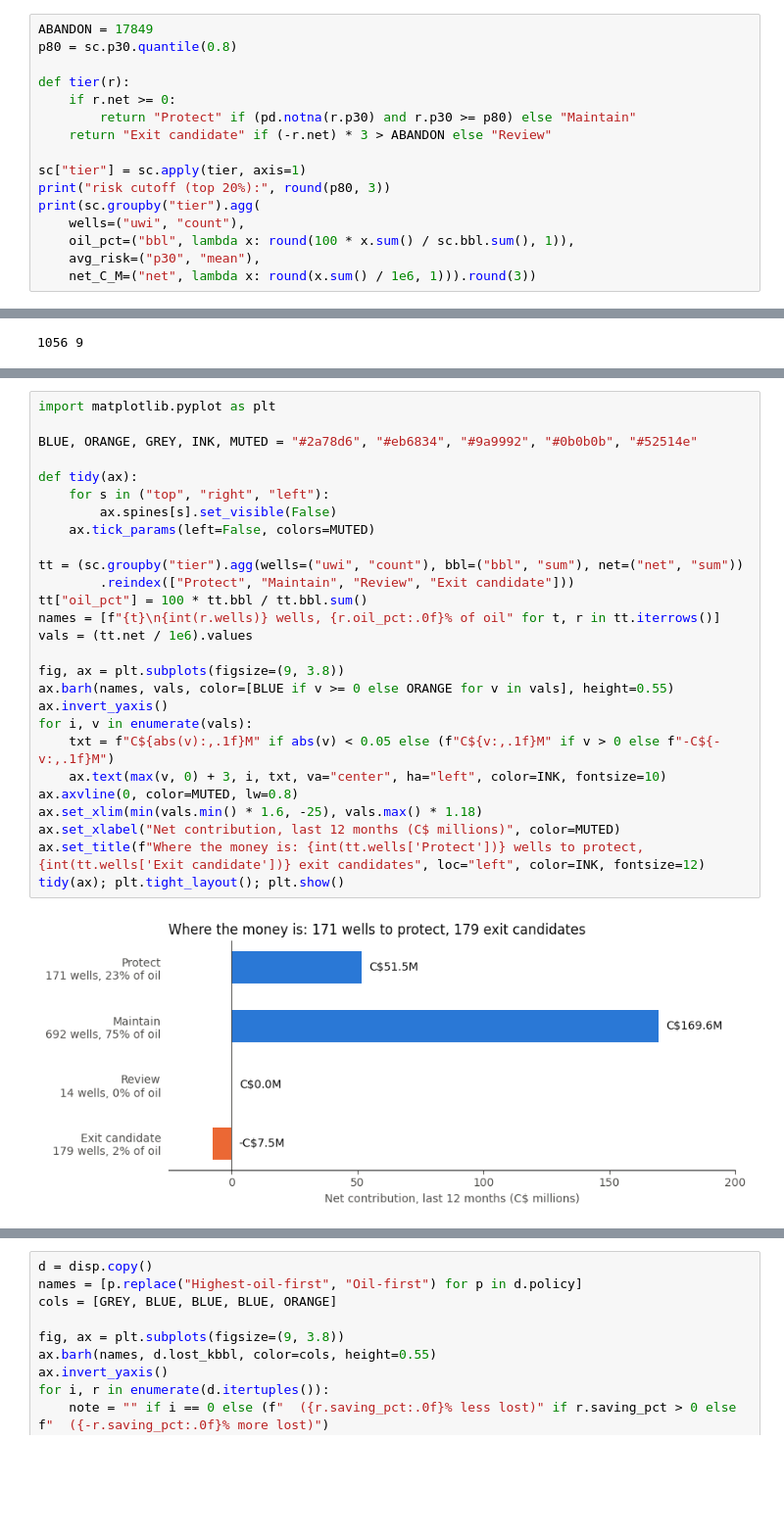
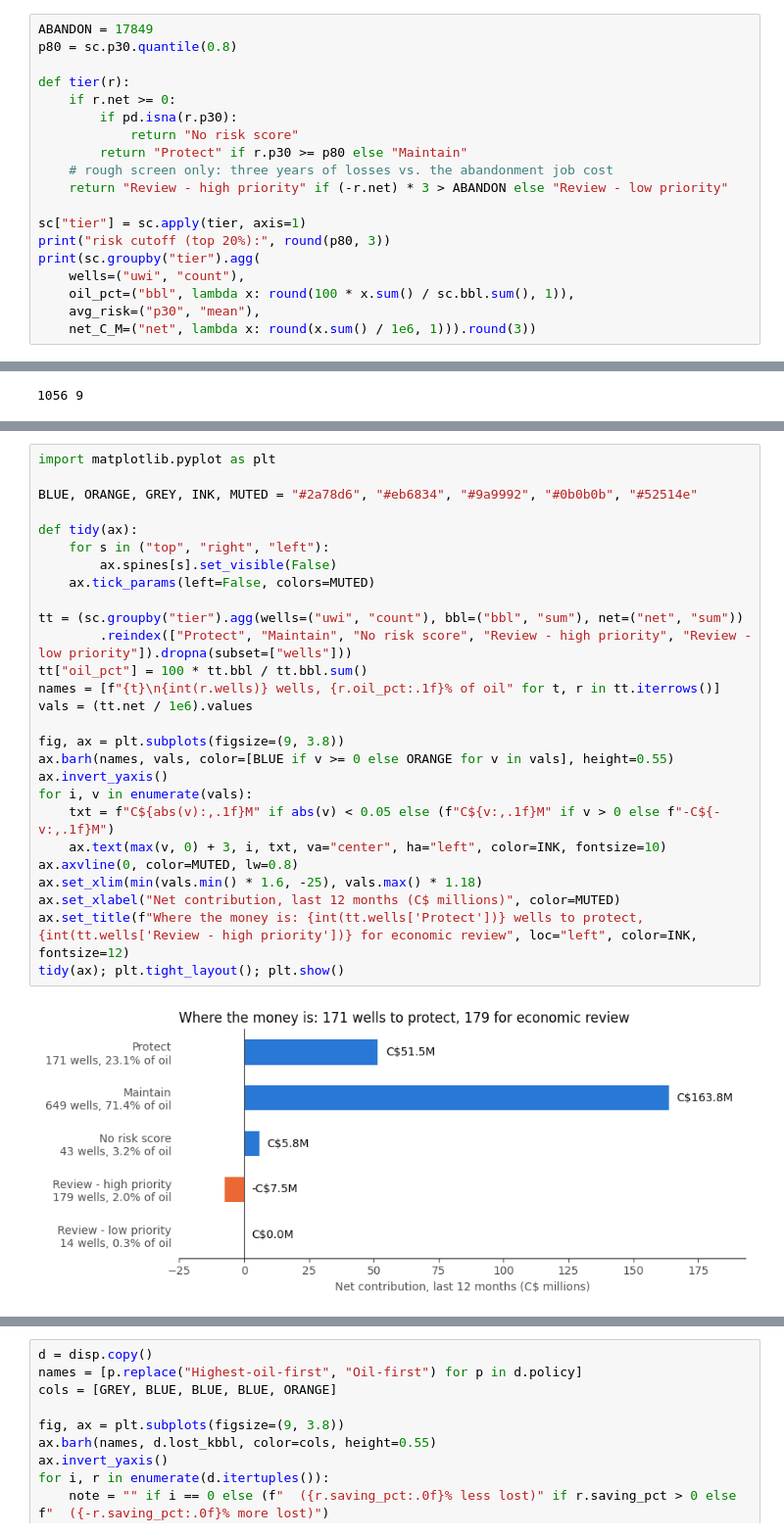
Before and after one commit to hassankhann18/Data_Visionaries, a Jupyter notebook: Databricks_Calculations.ipynb, the cells around one changed output, grey strips where cells are left out. Shown at 98% size. Saved outputs shown, nothing was run; the diff lists cells and outputs as text; blank space fills up the shorter version.

```diff
--- a/Databricks_Calculations.ipynb
+++ b/Databricks_Calculations.ipynb
@@ -381,8 +437,11 @@ p80 = sc.p30.quantile(0.8)
 
 def tier(r):
     if r.net >= 0:
-        return "Protect" if (pd.notna(r.p30) and r.p30 >= p80) else "Maintain"
-    return "Exit candidate" if (-r.net) * 3 > ABANDON else "Review"
+        if pd.isna(r.p30):
+            return "No risk score"
+        return "Protect" if r.p30 >= p80 else "Maintain"
+    # rough screen only: three years of losses vs. the abandonment job cost
+    return "Review - high priority" if (-r.net) * 3 > ABANDON else "Review - low priority"
 
 sc["tier"] = sc.apply(tier, axis=1)
 print("risk cutoff (top 20%):", round(p80, 3))
@@ -455,32 +519,32 @@ Highest-oil-first, 14-day limit      443.6        15.7                 0.84
 # %%
 import matplotlib.pyplot as plt
 
 BLUE, ORANGE, GREY, INK, MUTED = "#2a78d6", "#eb6834", "#9a9992", "#0b0b0b", "#52514e"
 
 def tidy(ax):
     for s in ("top", "right", "left"):
         ax.spines[s].set_visible(False)
     ax.tick_params(left=False, colors=MUTED)
 
 tt = (sc.groupby("tier").agg(wells=("uwi", "count"), bbl=("bbl", "sum"), net=("net", "sum"))
-        .reindex(["Protect", "Maintain", "Review", "Exit candidate"]))
+        .reindex(["Protect", "Maintain", "No risk score", "Review - high priority", "Review - low priority"]).dropna(subset=["wells"]))
 tt["oil_pct"] = 100 * tt.bbl / tt.bbl.sum()
-names = [f"{t}\n{int(r.wells)} wells, {r.oil_pct:.0f}% of oil" for t, r in tt.iterrows()]
+names = [f"{t}\n{int(r.wells)} wells, {r.oil_pct:.1f}% of oil" for t, r in tt.iterrows()]
 vals = (tt.net / 1e6).values
 
 fig, ax = plt.subplots(figsize=(9, 3.8))
 ax.barh(names, vals, color=[BLUE if v >= 0 else ORANGE for v in vals], height=0.55)
 ax.invert_yaxis()
 for i, v in enumerate(vals):
     txt = f"C${abs(v):,.1f}M" if abs(v) < 0.05 else (f"C${v:,.1f}M" if v > 0 else f"-C${-v:,.1f}M")
     ax.text(max(v, 0) + 3, i, txt, va="center", ha="left", color=INK, fontsize=10)
 ax.axvline(0, color=MUTED, lw=0.8)
 ax.set_xlim(min(vals.min() * 1.6, -25), vals.max() * 1.18)
 ax.set_xlabel("Net contribution, last 12 months (C$ millions)", color=MUTED)
-ax.set_title(f"Where the money is: {int(tt.wells['Protect'])} wells to protect, {int(tt.wells['Exit candidate'])} exit candidates", loc="left", color=INK, fontsize=12)
+ax.set_title(f"Where the money is: {int(tt.wells['Protect'])} wells to protect, {int(tt.wells['Review - high priority'])} for economic review", loc="left", color=INK, fontsize=12)
 tidy(ax); plt.tight_layout(); plt.show()
 # %% [output]
-[figure, old version]
+[figure, new version]
 # %%
 gp = grid.toPandas() if hasattr(grid, "toPandas") else grid
 gp = gp.sort_values(["netback", "fixed_per_month"]).reset_index(drop=True)
```
Also changed, not shown: parts of 11 cells of this notebook.
